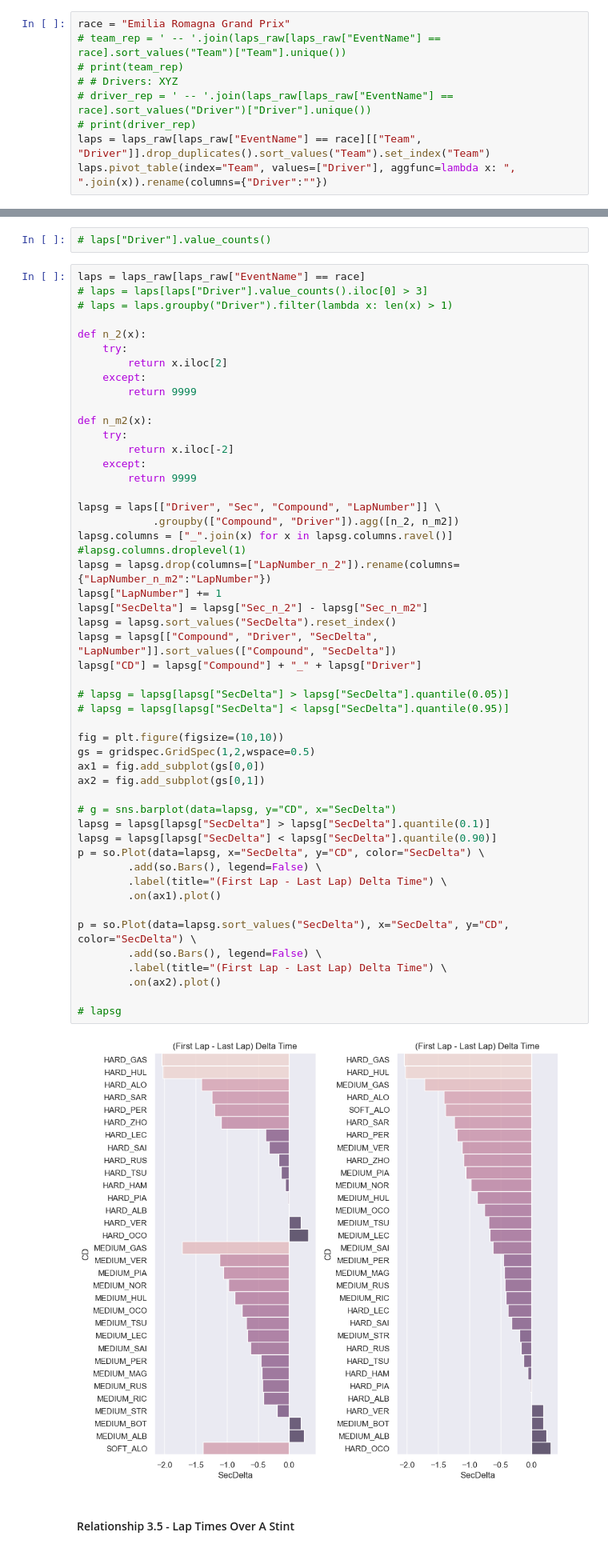
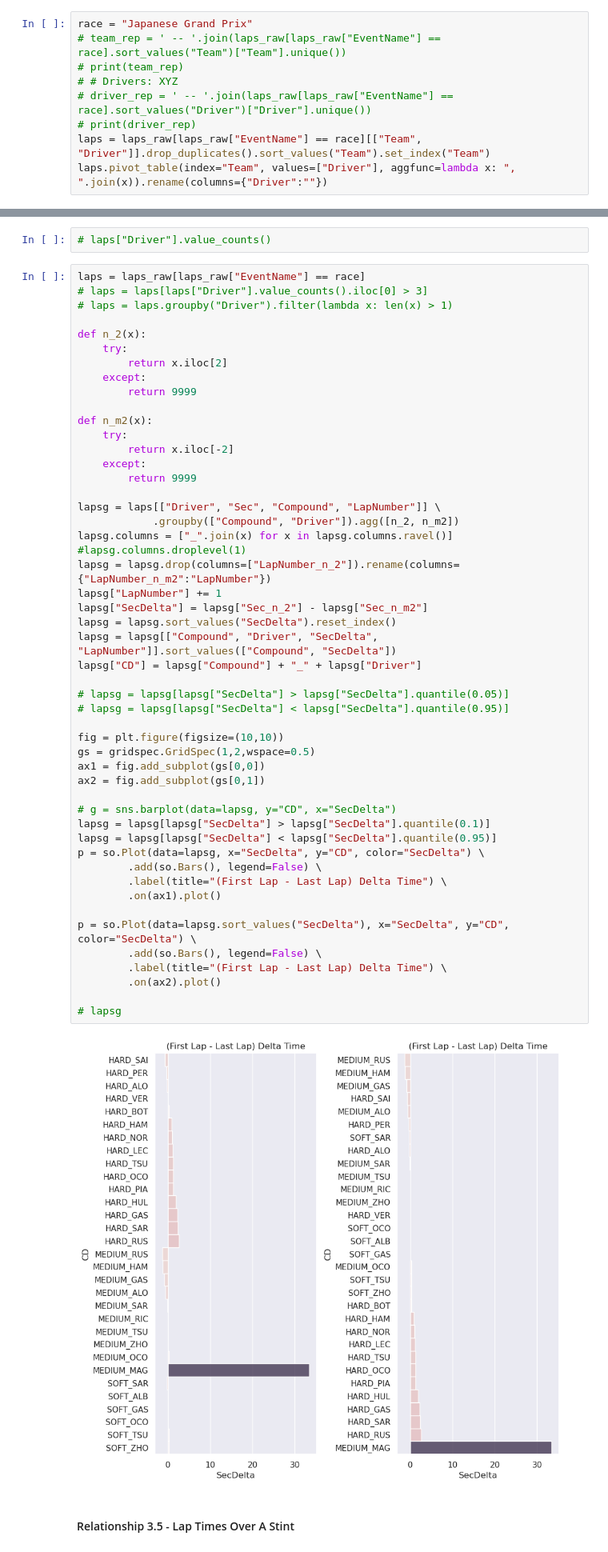
Before and after one commit to MyNameIsCalvinDavis/Data-Science, a Jupyter notebook: F1/F1.ipynb, the cells around one changed output, grey strips where cells are left out. Shown at 80% size. Cells and saved outputs as stored; diff of their text form.

```diff
--- a/F1/F1.ipynb
+++ b/F1/F1.ipynb
@@ -1250,7 +1266,7 @@ array(['Bahrain Grand Prix', 'Saudi Arabian Grand Prix',
        'British Grand Prix', 'Hungarian Grand Prix', 'Belgian Grand Prix',
        'Dutch Grand Prix'], dtype=object)
 # %%
-race = "Emilia Romagna Grand Prix"
+race = "Japanese Grand Prix"
 # team_rep = ' -- '.join(laps_raw[laps_raw["EventName"] == race].sort_values("Team")["Team"].unique())
 # print(team_rep)
 # # Drivers: XYZ
@@ -1938,35 +1971,35 @@ lapsg = laps[["Driver", "Sec", "Compound", "LapNumber"]] \
 lapsg.columns = ["_".join(x) for x in lapsg.columns.ravel()] #lapsg.columns.droplevel(1)
 lapsg = lapsg.drop(columns=["LapNumber_n_2"]).rename(columns={"LapNumber_n_m2":"LapNumber"})
 lapsg["LapNumber"] += 1
 lapsg["SecDelta"] = lapsg["Sec_n_2"] - lapsg["Sec_n_m2"]
 lapsg = lapsg.sort_values("SecDelta").reset_index()
 lapsg = lapsg[["Compound", "Driver", "SecDelta", "LapNumber"]].sort_values(["Compound", "SecDelta"])
 lapsg["CD"] = lapsg["Compound"] + "_" + lapsg["Driver"]
 
 # lapsg = lapsg[lapsg["SecDelta"] > lapsg["SecDelta"].quantile(0.05)]
 # lapsg = lapsg[lapsg["SecDelta"] < lapsg["SecDelta"].quantile(0.95)]
 
 fig = plt.figure(figsize=(10,10))
 gs = gridspec.GridSpec(1,2,wspace=0.5)
 ax1 = fig.add_subplot(gs[0,0])
 ax2 = fig.add_subplot(gs[0,1])
 
 # g = sns.barplot(data=lapsg, y="CD", x="SecDelta")
 lapsg = lapsg[lapsg["SecDelta"] > lapsg["SecDelta"].quantile(0.1)]
-lapsg = lapsg[lapsg["SecDelta"] < lapsg["SecDelta"].quantile(0.90)]
+lapsg = lapsg[lapsg["SecDelta"] < lapsg["SecDelta"].quantile(0.95)]
 p = so.Plot(data=lapsg, x="SecDelta", y="CD", color="SecDelta") \
         .add(so.Bars(), legend=False) \
         .label(title="(First Lap - Last Lap) Delta Time") \
         .on(ax1).plot()
 
 p = so.Plot(data=lapsg.sort_values("SecDelta"), x="SecDelta", y="CD", color="SecDelta") \
         .add(so.Bars(), legend=False) \
         .label(title="(First Lap - Last Lap) Delta Time") \
         .on(ax2).plot()
 
 # lapsg
 # %% [output]
-[figure, old version]
+[figure, new version]
 # %% [markdown]
 #### Relationship 3.5 - Lap Times Over A Stint
 # %%
```
Also changed, not shown: parts of 41 cells of this notebook.
